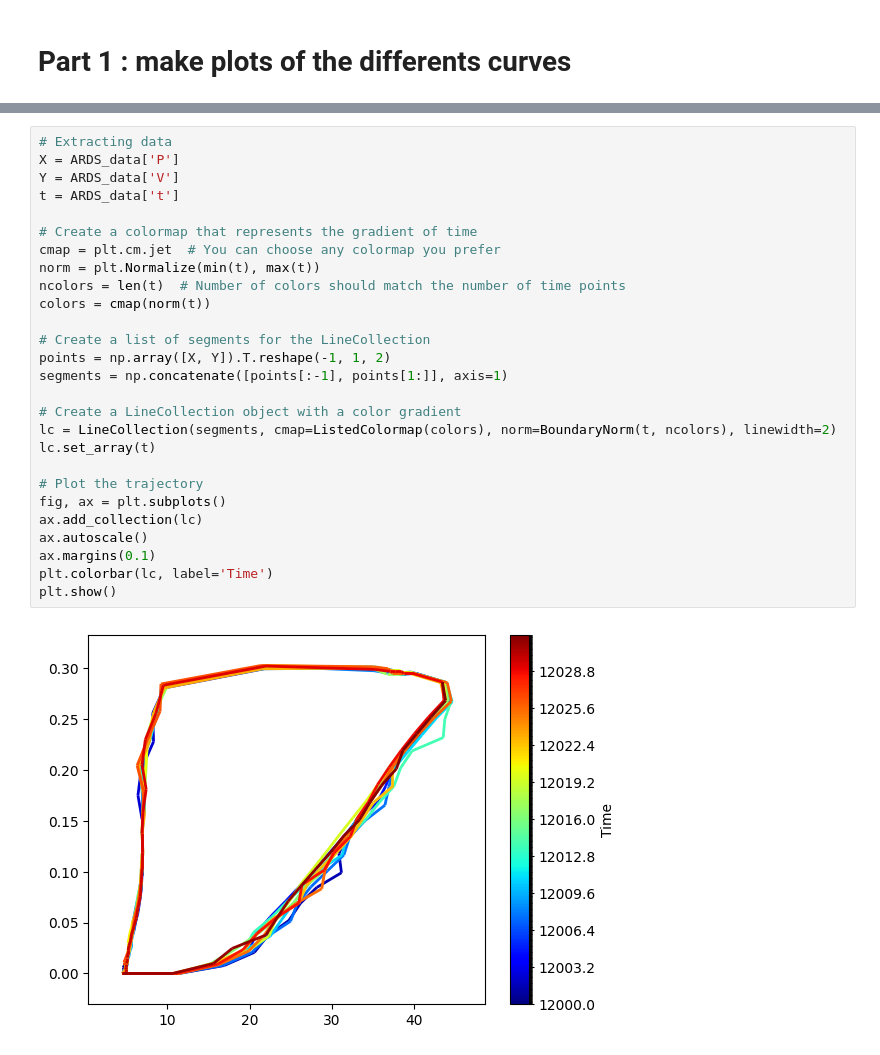
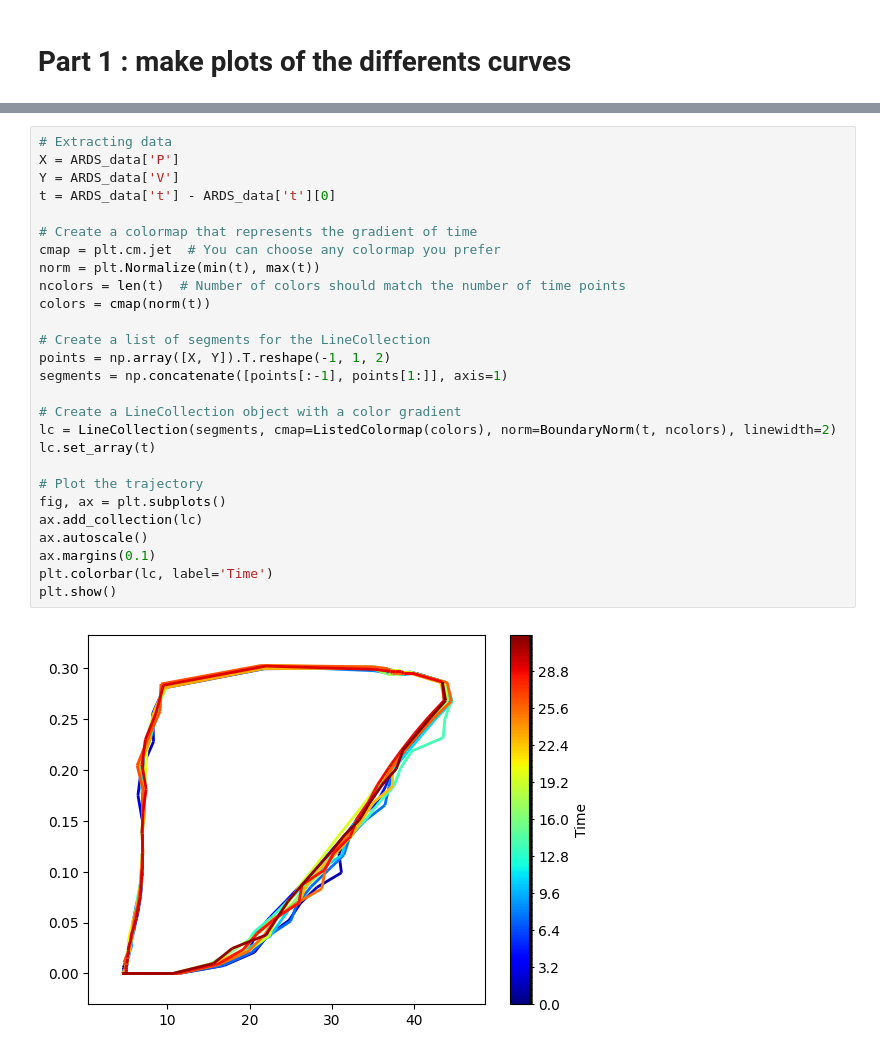
Before and after one commit to julienbrandoit/GBIO0014-2---ARDS-and-healthy-lungs-analysis, a Jupyter notebook: project.ipynb, the cells around one changed output, grey strips where cells are left out. Cells and saved outputs as stored; diff of their text form.

```diff
--- a/project.ipynb
+++ b/project.ipynb
@@ -49,29 +49,29 @@ plt.show()
 # %%
 # Extracting data
 X = ARDS_data['P']
 Y = ARDS_data['V']
-t = ARDS_data['t']
+t = ARDS_data['t'] - ARDS_data['t'][0]
 
 # Create a colormap that represents the gradient of time
 cmap = plt.cm.jet  # You can choose any colormap you prefer
 norm = plt.Normalize(min(t), max(t))
 ncolors = len(t)  # Number of colors should match the number of time points
 colors = cmap(norm(t))
 
 # Create a list of segments for the LineCollection
 points = np.array([X, Y]).T.reshape(-1, 1, 2)
 segments = np.concatenate([points[:-1], points[1:]], axis=1)
 
 # Create a LineCollection object with a color gradient
 lc = LineCollection(segments, cmap=ListedColormap(colors), norm=BoundaryNorm(t, ncolors), linewidth=2)
 lc.set_array(t)
 
 # Plot the trajectory
 fig, ax = plt.subplots()
 ax.add_collection(lc)
 ax.autoscale()
 ax.margins(0.1)
 plt.colorbar(lc, label='Time')
 plt.show()
 # %% [output]
-[figure, old version]
+[figure, new version]
```
Also changed, not shown: parts of 1 cell of this notebook.
